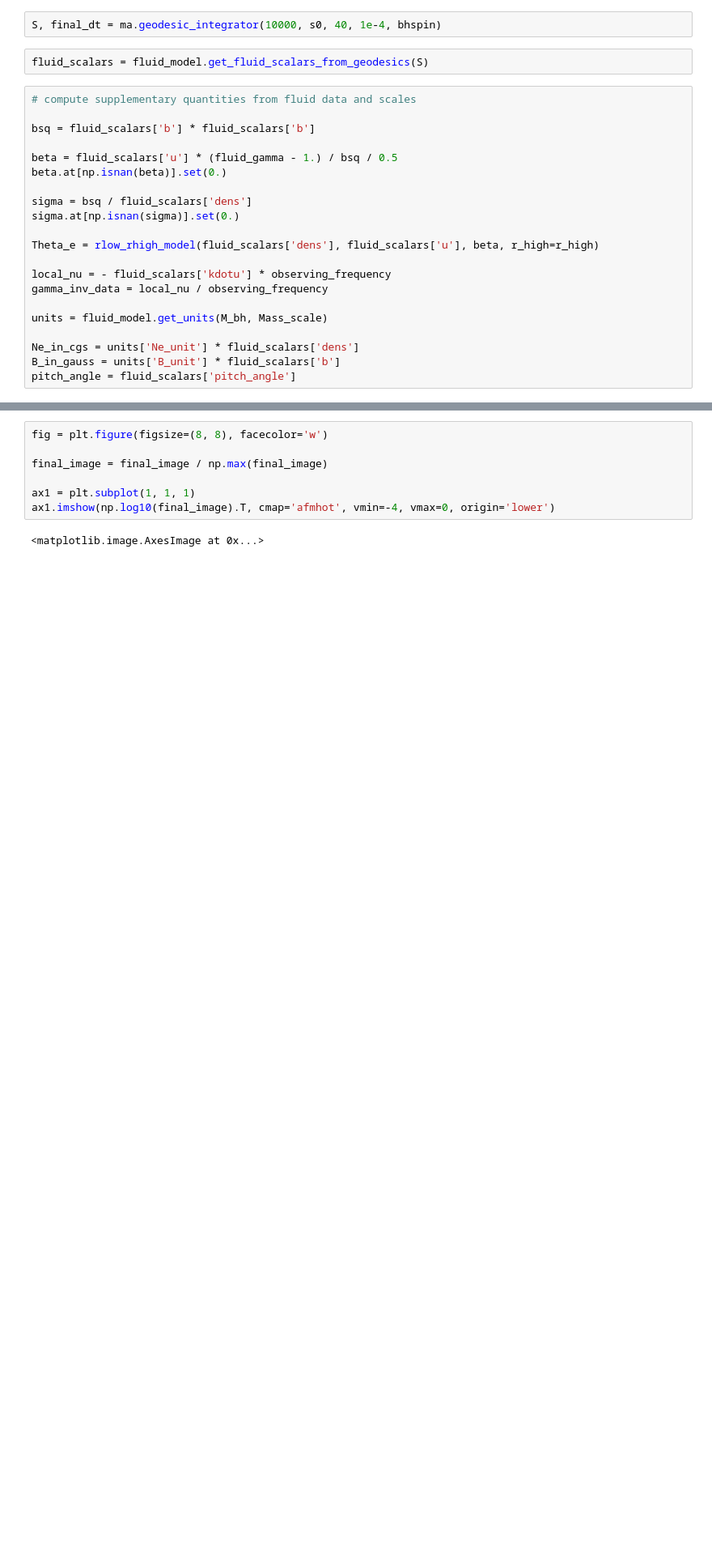
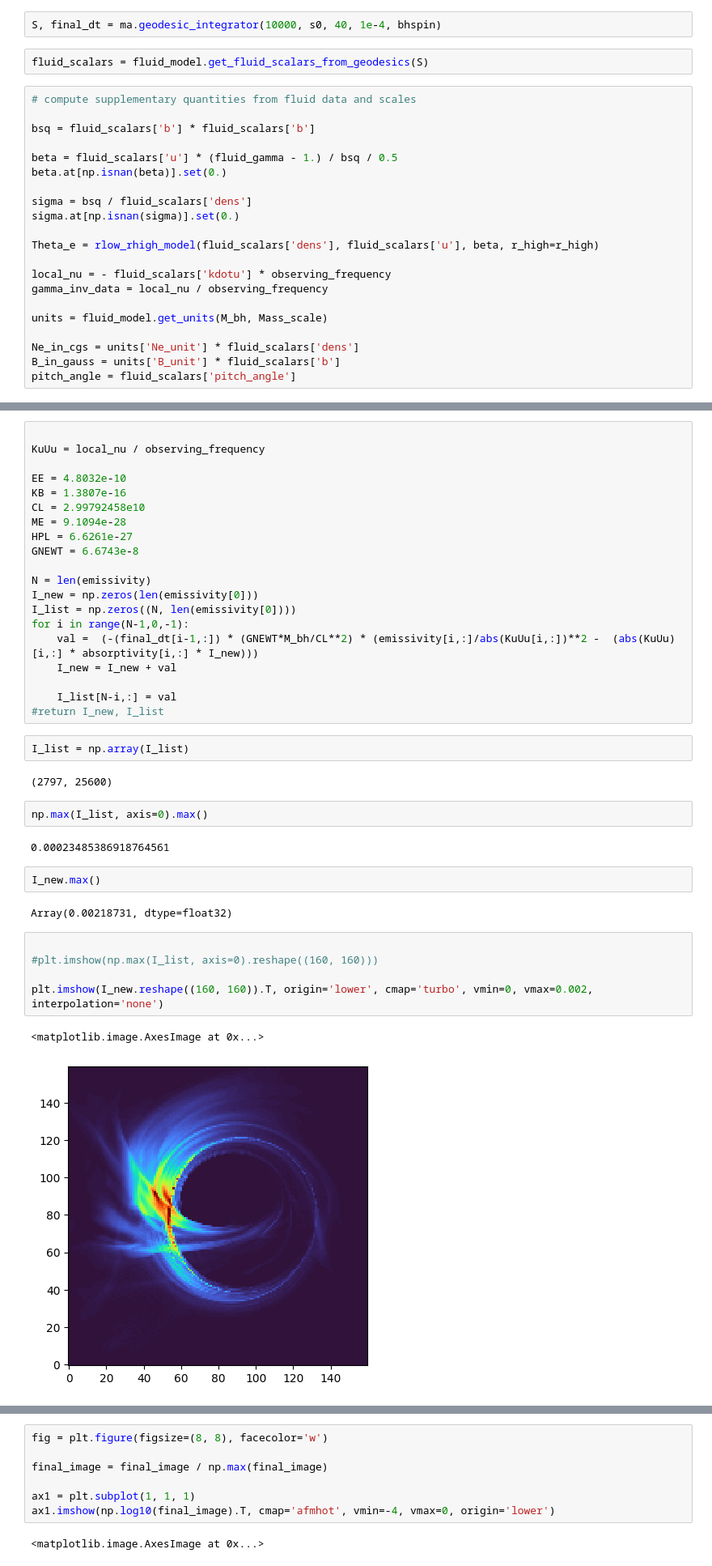
Before and after one commit to liamedeiros/Mahakala, a Jupyter notebook: demos/grmhd.ipynb, the cells around one changed output, grey strips where cells are left out. Shown at 81% size. Drawn from its saved outputs; the diff is of its cells as text; blank space fills up the shorter version.

```diff
--- a/demos/grmhd.ipynb
+++ b/demos/grmhd.ipynb
@@ -68,0 +100,40 @@ final_image = final_I[-1].reshape((number_pixels_across, number_pixels_across))
+# %%
+
+KuUu = local_nu / observing_frequency
+
+EE = 4.8032e-10
+KB = 1.3807e-16
+CL = 2.99792458e10
+ME = 9.1094e-28
+HPL = 6.6261e-27
+GNEWT = 6.6743e-8
+
+N = len(emissivity)
+I_new = np.zeros(len(emissivity[0]))
+I_list = np.zeros((N, len(emissivity[0])))
+for i in range(N-1,0,-1):
+    val =  (-(final_dt[i-1,:]) * (GNEWT*M_bh/CL**2) * (emissivity[i,:]/abs(KuUu[i,:])**2 -  (abs(KuUu)[i,:] * absorptivity[i,:] * I_new)))
+    I_new = I_new + val
+
+    I_list[N-i,:] = val
+#return I_new, I_list
+# %%
+I_list = np.array(I_list)
+# %% [output]
+(2797, 25600)
+# %%
+np.max(I_list, axis=0).max()
+# %% [output]
+0.00023485386918764561
+# %%
+I_new.max()
+# %% [output]
+Array(0.00218731, dtype=float32)
+# %%
+
+#plt.imshow(np.max(I_list, axis=0).reshape((160, 160)))
+
+plt.imshow(I_new.reshape((160, 160)).T, origin='lower', cmap='turbo', vmin=0, vmax=0.002, interpolation='none')
+# %% [output]
+<matplotlib.image.AxesImage at 0x...>
+[figure, added]
```
Also changed, not shown: parts of 29 cells of this notebook, 1 other file.
